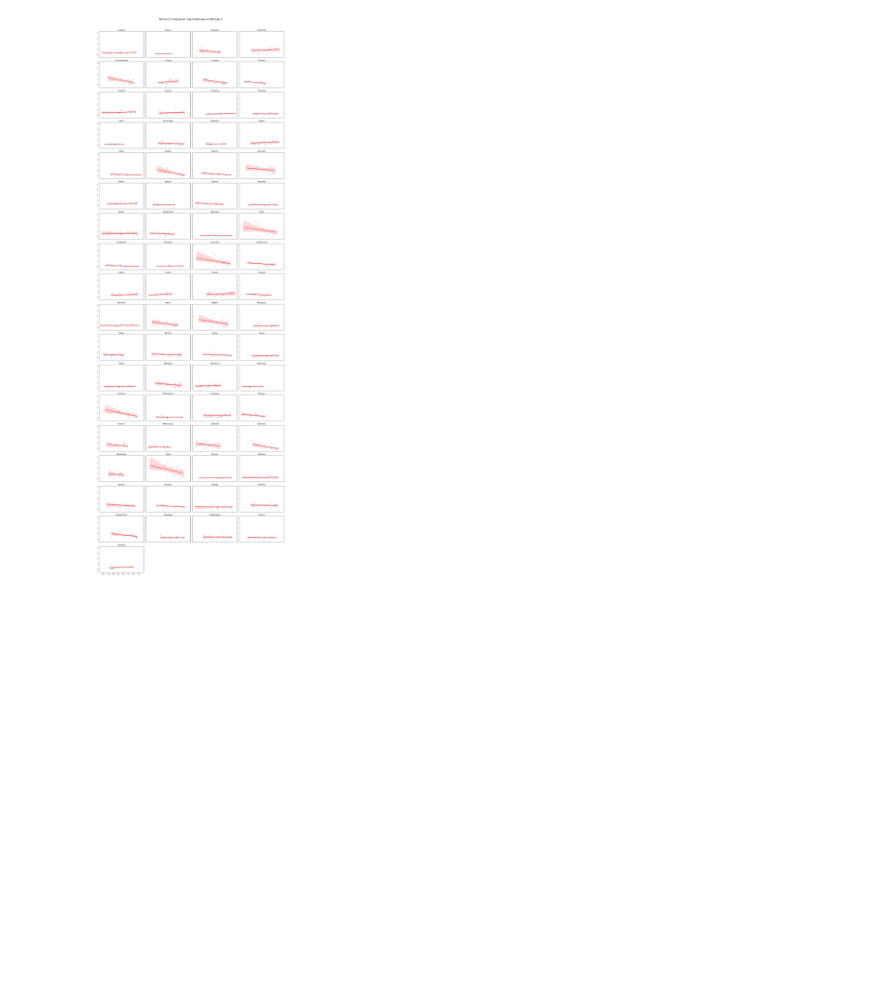
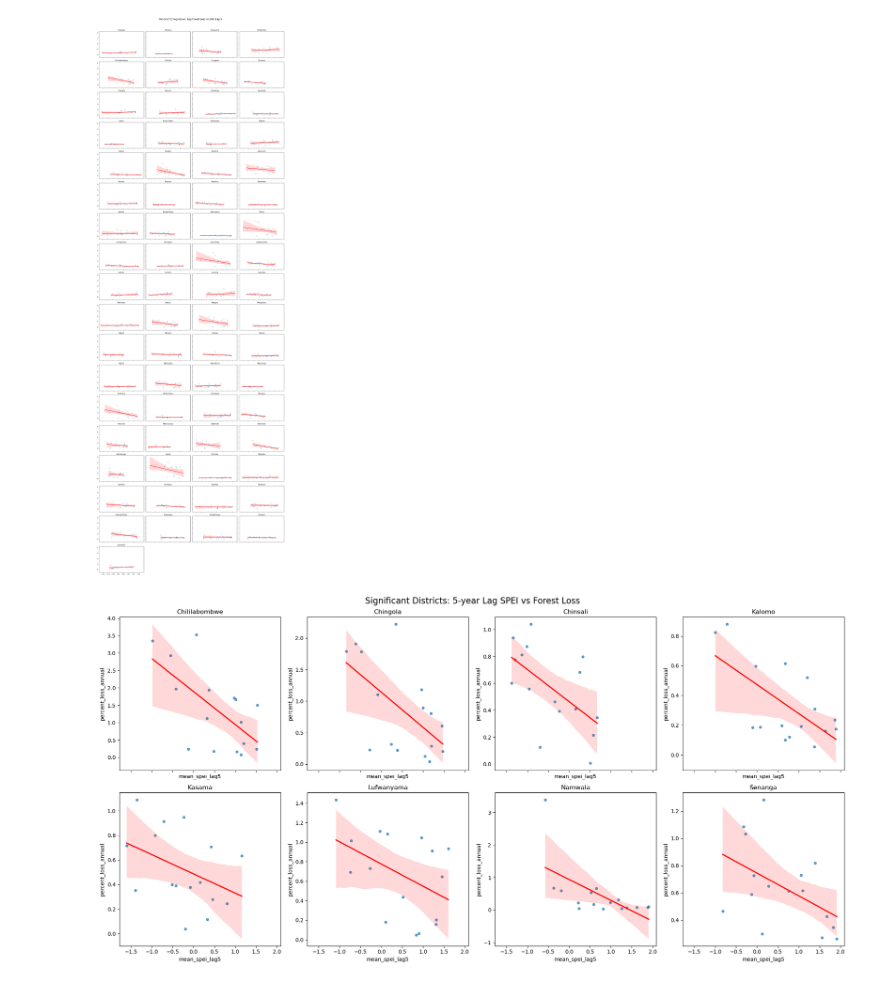
Before and after one commit to annamwaller/zambia, a Jupyter notebook: final/Statistical_Modeling.ipynb, the cells around one changed output. Saved outputs shown, nothing was run; the diff lists cells and outputs as text; code cells hidden in the pictures; blank space fills up the shorter version.

Commit message:
regression plots for significant districts

```diff
--- a/final/Statistical_Modeling.ipynb
+++ b/final/Statistical_Modeling.ipynb
@@ -195,3 +195,43 @@ plt.tight_layout(rect=[0, 0, 1, 0.97])
 plt.show()
 # %% [output]
 [figure]
+# %%
+# statistically significant relationships between 5-yr lag SPEI and forest loss
+significant_districts = [
+    'Chililabombwe',
+    'Chingola',
+    'Chinsali',
+    'Kalomo',
+    'Kasama',
+    'Lufwanyama',
+    'Namwala',
+    'Senanga'
+]
+
+subset = cleaned[cleaned['district'].isin(significant_districts)]
+
+# set up figure and axes
+fig, axes = plt.subplots(nrows=2, ncols=4, figsize=(20,10), sharex=True, sharey=False)
+axes = axes.flatten()
+
+# plot each district
+for i, district in enumerate(significant_districts):
+    ax = axes[i]
+    district_df = subset[subset['district'] == district]
+
+    sns.regplot(
+        data=district_df,
+        x='mean_spei_lag5',
+        y='percent_loss_annual',
+        ax=ax,
+        scatter_kws={'s': 20, 'alpha': 0.7},
+        line_kws={'color': 'red'},
+    )
+    ax.set_title(district)
+
+
+fig.suptitle('Significant Districts: 5-year Lag SPEI vs Forest Loss', fontsize=16)
+plt.tight_layout()
+plt.show()
+# %% [output]
+[figure, added]
```
Also changed, not shown: parts of 1 cell of this notebook.
